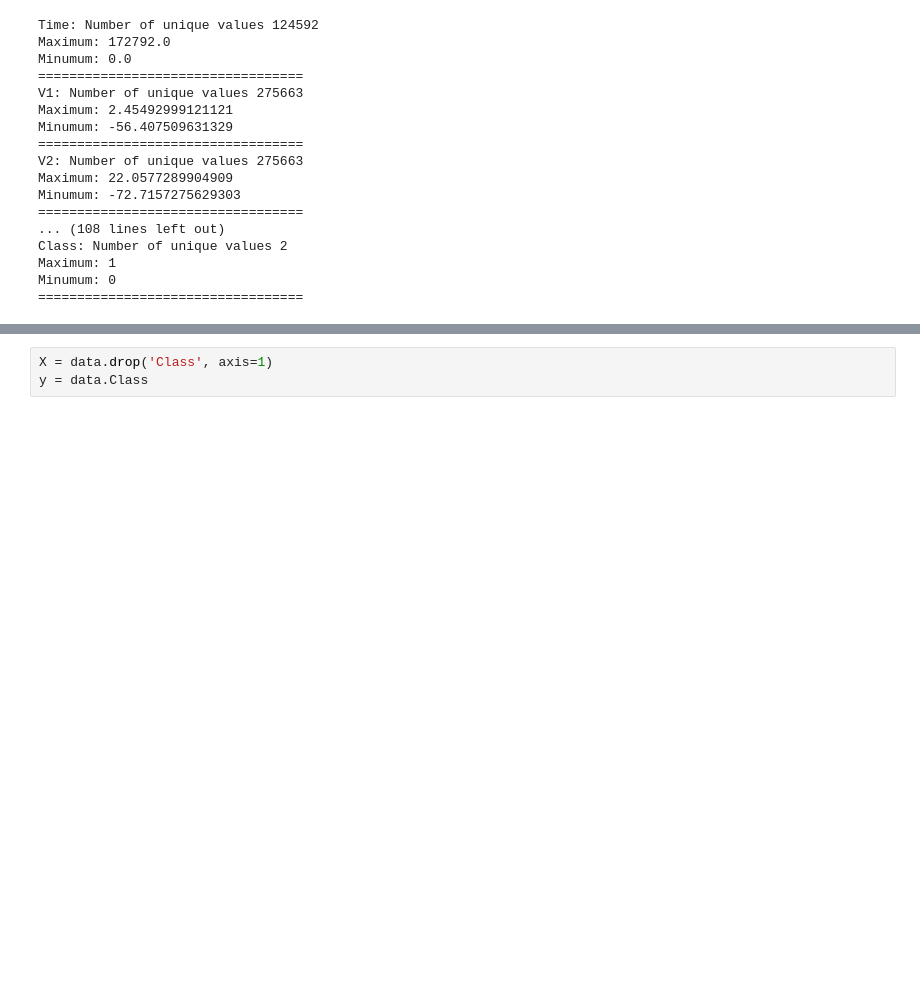
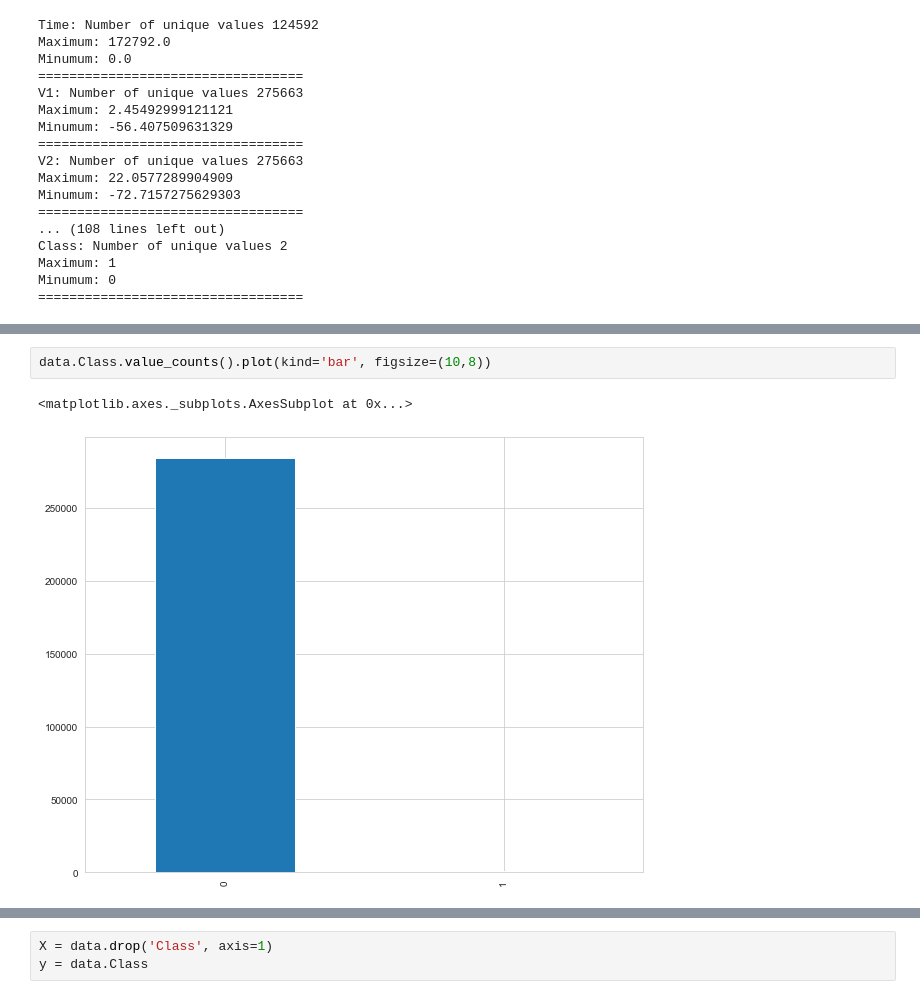
Before and after one commit to fares-ds/Credit-Card-Fraud-Detection, a Jupyter notebook: Credit_card_fraud_detection.ipynb, the cells around one changed output, grey strips where cells are left out. Saved outputs shown, nothing was run; the diff lists cells and outputs as text; blank space fills up the shorter version.

```diff
--- a/Credit_card_fraud_detection.ipynb
+++ b/Credit_card_fraud_detection.ipynb
@@ -113,0 +144,5 @@ data.drop('Time', axis=1, inplace=True)
+# %%
+data.Class.value_counts().plot(kind='bar', figsize=(10,8))
+# %% [output]
+<matplotlib.axes._subplots.AxesSubplot at 0x...>
+[figure, added]
```
Also changed, not shown: parts of 27 cells of this notebook.
